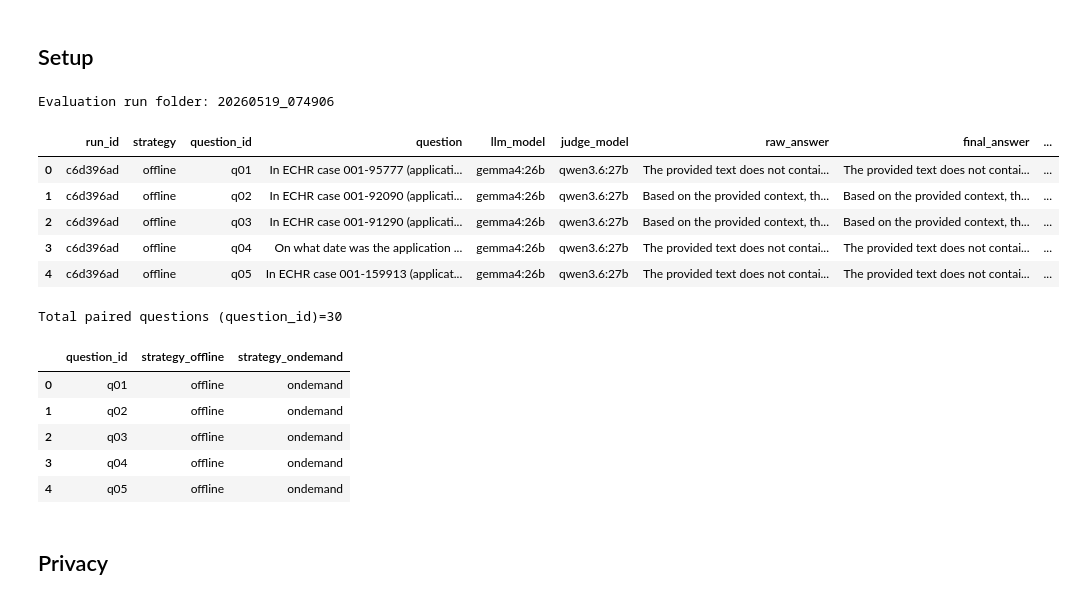
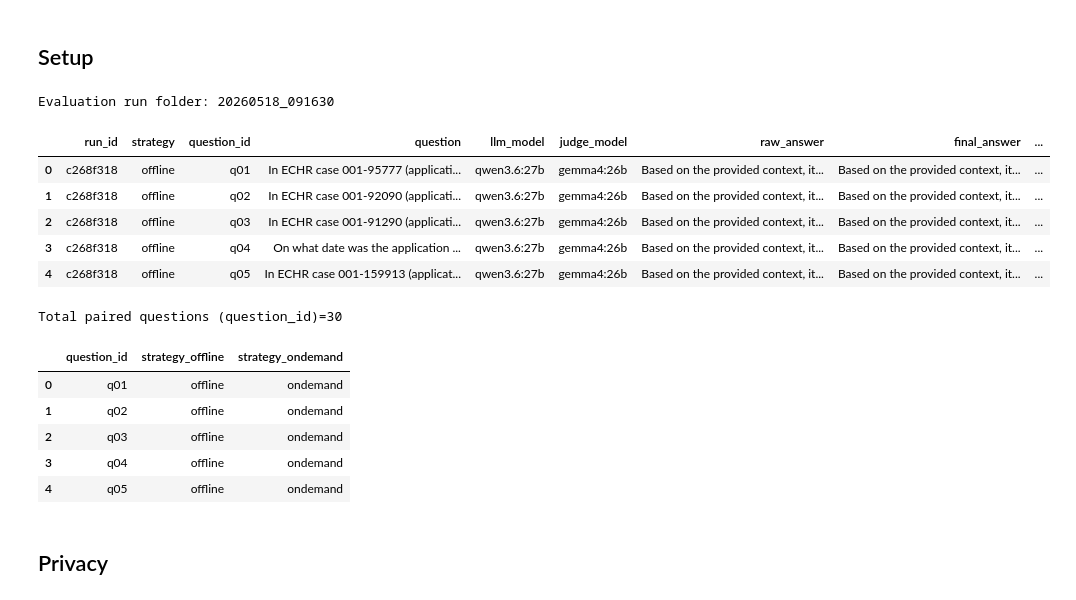
Before and after one commit to matheusfbosa/rag-anonymous-metrics, a Jupyter notebook: notebooks/privacy_utility.ipynb, the cells around one changed output. Drawn from its saved outputs; the diff is of its cells as text; code cells hidden in the pictures.

```diff
--- a/notebooks/privacy_utility.ipynb
+++ b/notebooks/privacy_utility.ipynb
@@ -22,40 +22,40 @@ STRATEGY_ONDEMAND = "ondemand"
 
 
 # TODO: Update path for evaluation
-RUN_FOLDER = "20260519_074906"
+RUN_FOLDER = "20260518_091630"
 print("Evaluation run folder:", RUN_FOLDER)
 
 _cwd = Path.cwd().resolve()
 REPO_ROOT = _cwd if (_cwd / "pyproject.toml").is_file() else _cwd.parent
 assert (REPO_ROOT / "pyproject.toml").is_file(), "Run Jupyter from repo root or notebooks/."
 
 eval_run_dir = (REPO_ROOT / "data" / "output" / RUN_FOLDER).resolve()
 paths = sorted(eval_run_dir.glob("results_*.jsonl"))
 assert paths, f"No results_*.jsonl in {eval_run_dir}"
 df = pd.concat([pd.read_json(path, lines=True) for path in paths], ignore_index=True)
 display(df.head())
 
 offline_df = df[df["strategy"] == STRATEGY_OFFLINE].copy()
 ondemand_df = df[df["strategy"] == STRATEGY_ONDEMAND].copy()
 assert not offline_df.empty, "Expected offline rows"
 assert not ondemand_df.empty, "Expected on-demand rows"
 
 paired = offline_df.merge(
     ondemand_df,
     on="question_id",
     suffixes=("_offline", "_ondemand"),
     validate="one_to_one",
 )
 print(f"Total paired questions (question_id)={len(paired)}")
 display(paired[["question_id", "strategy_offline", "strategy_ondemand"]].head())
 # %% [output]
-Evaluation run folder: 20260519_074906
+Evaluation run folder: 20260518_091630
 |  | run_id | strategy | question_id | question | llm_model | judge_model | raw_answer | final_answer | ... |
-| 0 | c6d396ad | offline | q01 | In ECHR case 001-95777 (applicati... | gemma4:26b | qwen3.6:27b | The provided text does not contai... | The provided text does not contai... | ... |
-| 1 | c6d396ad | offline | q02 | In ECHR case 001-92090 (applicati... | gemma4:26b | qwen3.6:27b | Based on the provided context, th... | Based on the provided context, th... | ... |
-| 2 | c6d396ad | offline | q03 | In ECHR case 001-91290 (applicati... | gemma4:26b | qwen3.6:27b | Based on the provided context, th... | Based on the provided context, th... | ... |
-| 3 | c6d396ad | offline | q04 | On what date was the application ... | gemma4:26b | qwen3.6:27b | The provided text does not contai... | The provided text does not contai... | ... |
-| 4 | c6d396ad | offline | q05 | In ECHR case 001-159913 (applicat... | gemma4:26b | qwen3.6:27b | The provided text does not contai... | The provided text does not contai... | ... |
+| 0 | c268f318 | offline | q01 | In ECHR case 001-95777 (applicati... | qwen3.6:27b | gemma4:26b | Based on the provided context, it... | Based on the provided context, it... | ... |
+| 1 | c268f318 | offline | q02 | In ECHR case 001-92090 (applicati... | qwen3.6:27b | gemma4:26b | Based on the provided context, it... | Based on the provided context, it... | ... |
+| 2 | c268f318 | offline | q03 | In ECHR case 001-91290 (applicati... | qwen3.6:27b | gemma4:26b | Based on the provided context, it... | Based on the provided context, it... | ... |
+| 3 | c268f318 | offline | q04 | On what date was the application ... | qwen3.6:27b | gemma4:26b | Based on the provided context, it... | Based on the provided context, it... | ... |
+| 4 | c268f318 | offline | q05 | In ECHR case 001-159913 (applicat... | qwen3.6:27b | gemma4:26b | Based on the provided context, it... | Based on the provided context, it... | ... |
 Total paired questions (question_id)=30
 |  | question_id | strategy_offline | strategy_ondemand |
 | 0 | q01 | offline | ondemand |
```
Also changed, not shown: parts of 4 cells of this notebook.
